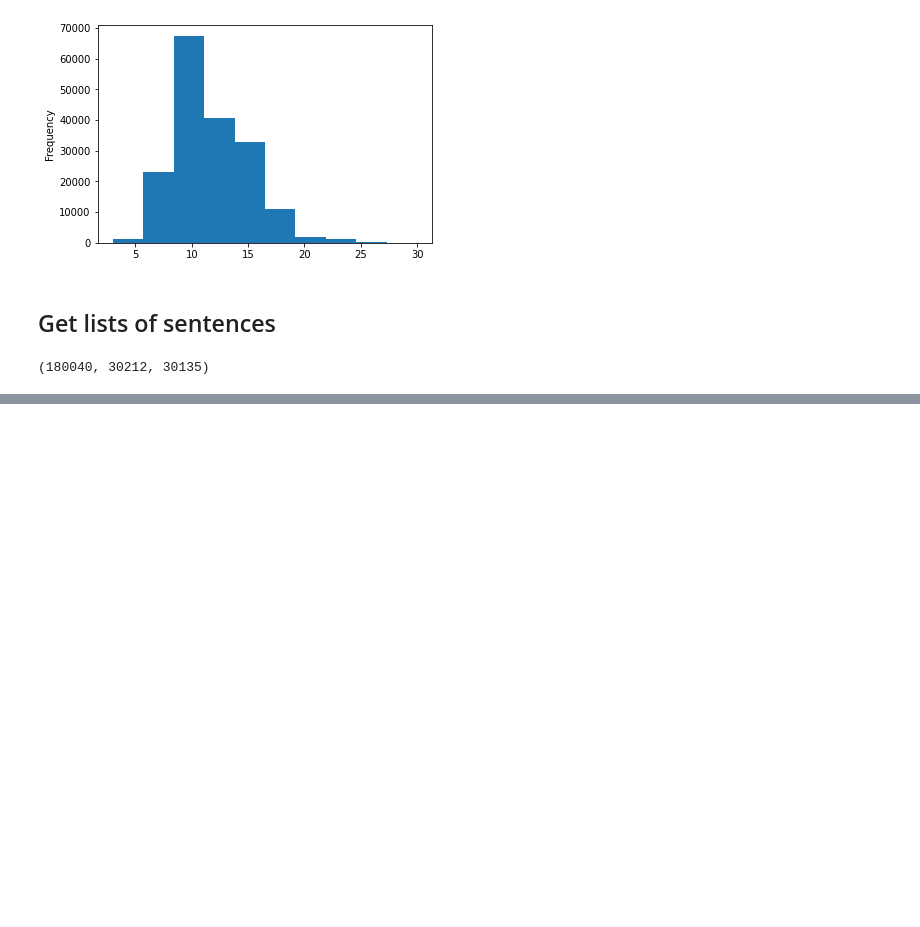
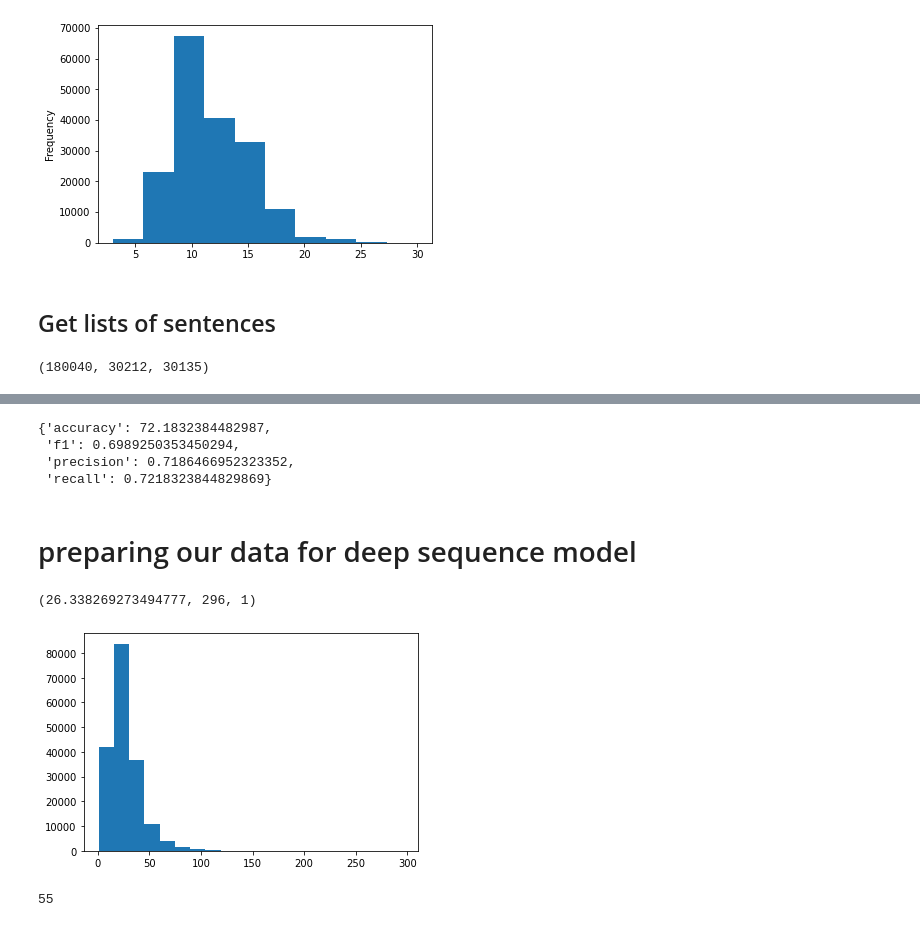
Before and after one commit to ngcheeyuan/Classification_projects, a Jupyter notebook: 09_skimlit_milestone_project_2.ipynb, the cells around one changed output, grey strips where cells are left out. Saved outputs shown, nothing was run; the diff lists cells and outputs as text; code cells hidden in the pictures; blank space fills up the shorter version.

```diff
--- a/09_skimlit_milestone_project_2.ipynb
+++ b/09_skimlit_milestone_project_2.ipynb
@@ -193,7 +188,7 @@ df_train.total_lines.plot.hist()
 # %% [markdown]
 ## Get lists of sentences
 # %%
-train_sentence = df_train['text'].tolist()
-val_sentence = df_val['text'].tolist()
-test_sentence = df_test['text'].tolist()
+train_sentences = df_train['text'].tolist()
+val_sentences = df_val['text'].tolist()
+test_sentences = df_test['text'].tolist()
 # %%
@@ -202,0 +270,9 @@ len(train_sentence), len(val_sentence),len(test_sentence)
+# %%
+baseline_results
+# %% [output]
+{'accuracy': 72.1832384482987,
+ 'f1': 0.6989250353450294,
+ 'precision': 0.7186466952323352,
+ 'recall': 0.7218323844829869}
+# %% [markdown]
+# preparing our data for deep sequence model
@@ -202,0 +283,19 @@ len(train_sentence), len(val_sentence),len(test_sentence)
+# %%
+#How long is each sentence on average
+sent_lens = [len(sentence.split()) for sentence in train_sentences]
+avg_sent_len = np.mean(sent_lens)
+avg_sent_len , np.max(sent_lens), np.min(sent_lens)
+# %% [output]
+(26.338269273494777, 296, 1)
+# %%
+import matplotlib.pyplot as plt
+plt.hist(sent_lens,bins = 20);
+# %% [output]
+[figure, added]
+# %%
+#How long of a sentence length covers 95% of examples?
+
+output_seq_len = int(np.percentile(sent_lens,q = 95))
+output_seq_len
+# %% [output]
+55
```
Also changed, not shown: parts of 110 cells of this notebook.
